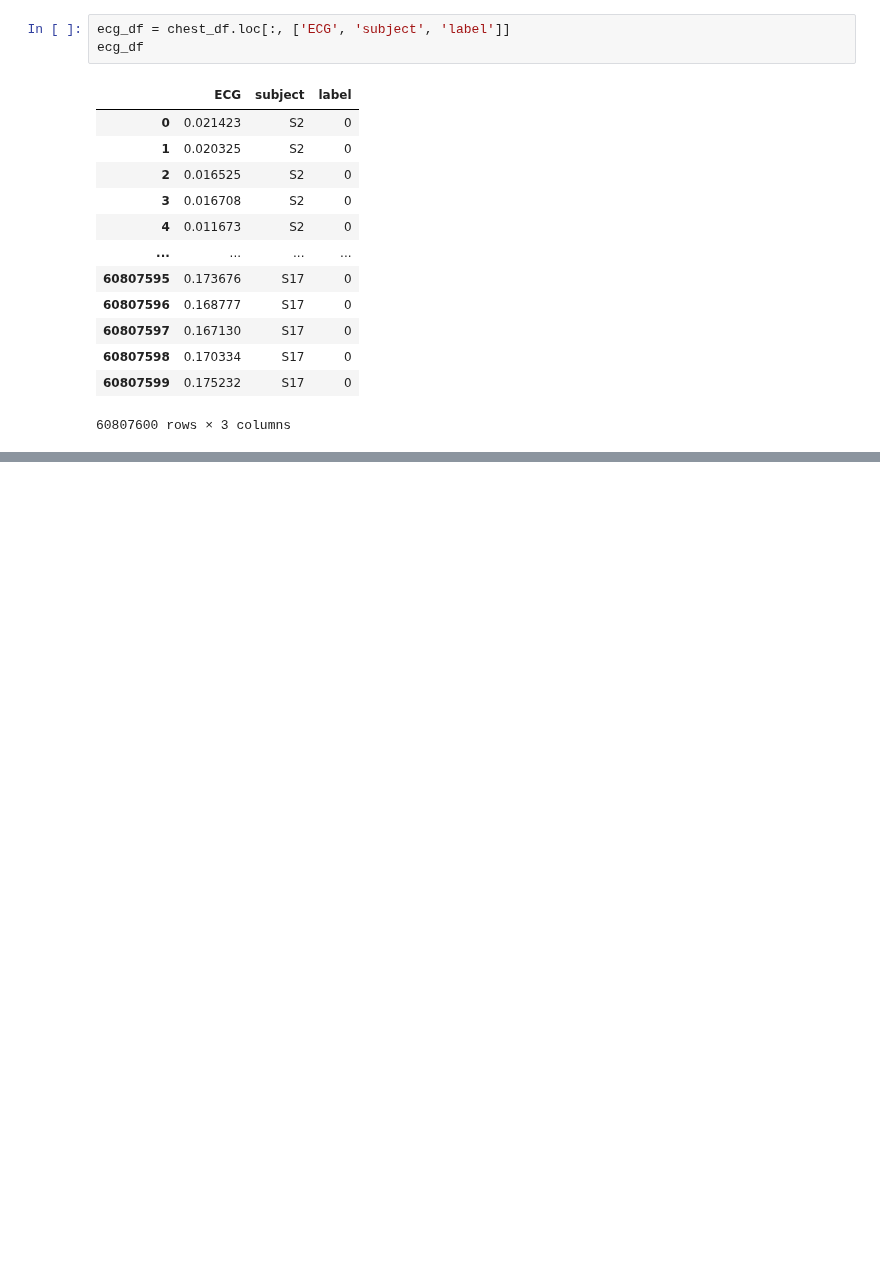
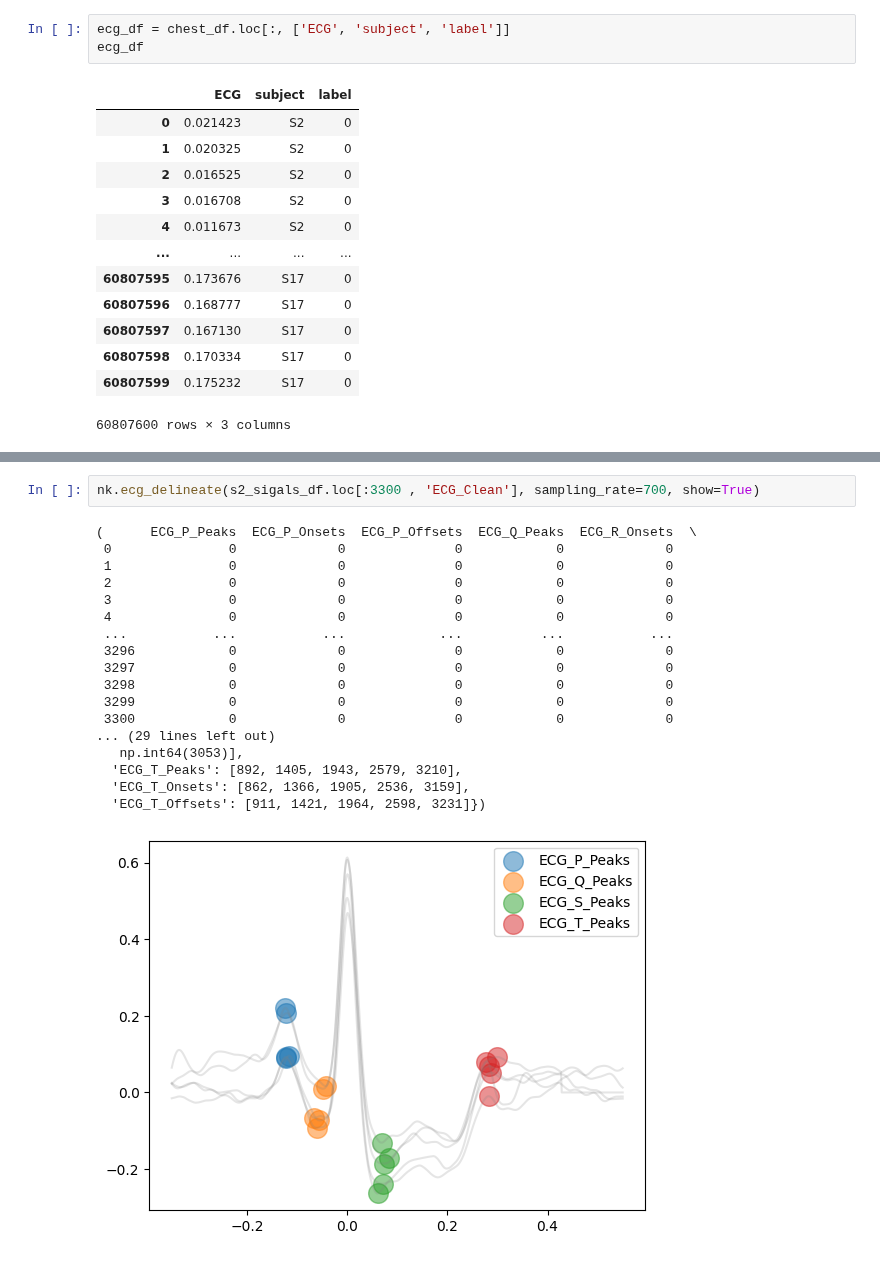
Before and after one commit to invisible-illness-project/lamina, a Jupyter notebook: notebook_experiments/ecg.ipynb, the cells around one changed output, grey strips where cells are left out. Saved outputs shown, nothing was run; the diff lists cells and outputs as text; blank space fills up the shorter version.

```diff
--- a/notebook_experiments/ecg.ipynb
+++ b/notebook_experiments/ecg.ipynb
@@ -375,0 +189,21 @@ See the caveats in the documentation: https://pandas.pydata.org/pandas-docs/stab
+# %%
+nk.ecg_delineate(s2_sigals_df.loc[:3300 , 'ECG_Clean'], sampling_rate=700, show=True)
+# %% [output]
+(      ECG_P_Peaks  ECG_P_Onsets  ECG_P_Offsets  ECG_Q_Peaks  ECG_R_Onsets  \
+ 0               0             0              0            0             0
+ 1               0             0              0            0             0
+ 2               0             0              0            0             0
+ 3               0             0              0            0             0
+ 4               0             0              0            0             0
+ ...           ...           ...            ...          ...           ...
+ 3296            0             0              0            0             0
+ 3297            0             0              0            0             0
+ 3298            0             0              0            0             0
+ 3299            0             0              0            0             0
+ 3300            0             0              0            0             0
+... (29 lines left out)
+   np.int64(3053)],
+  'ECG_T_Peaks': [892, 1405, 1943, 2579, 3210],
+  'ECG_T_Onsets': [862, 1366, 1905, 2536, 3159],
+  'ECG_T_Offsets': [911, 1421, 1964, 2598, 3231]})
+[figure, added]
```
Also changed, not shown: parts of 25 cells of this notebook.
